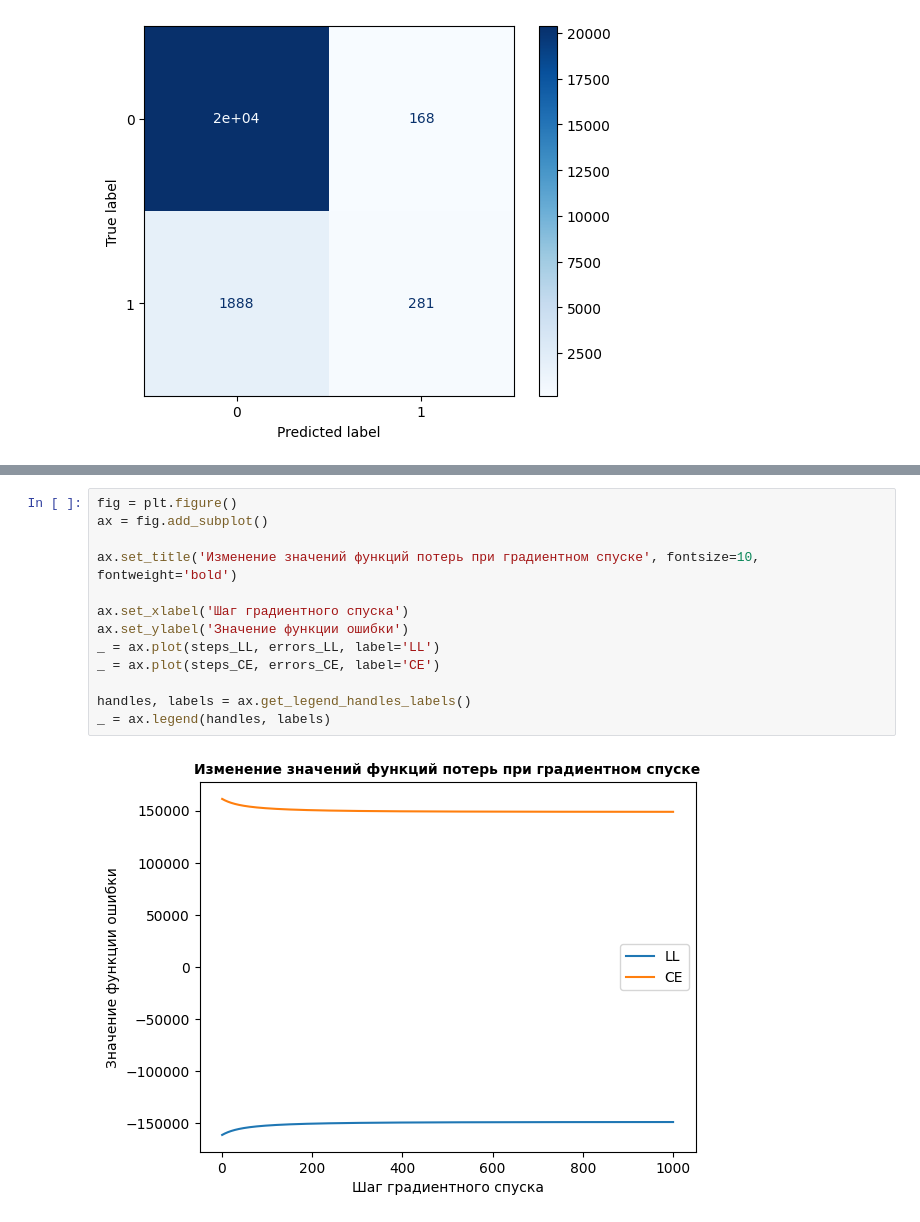
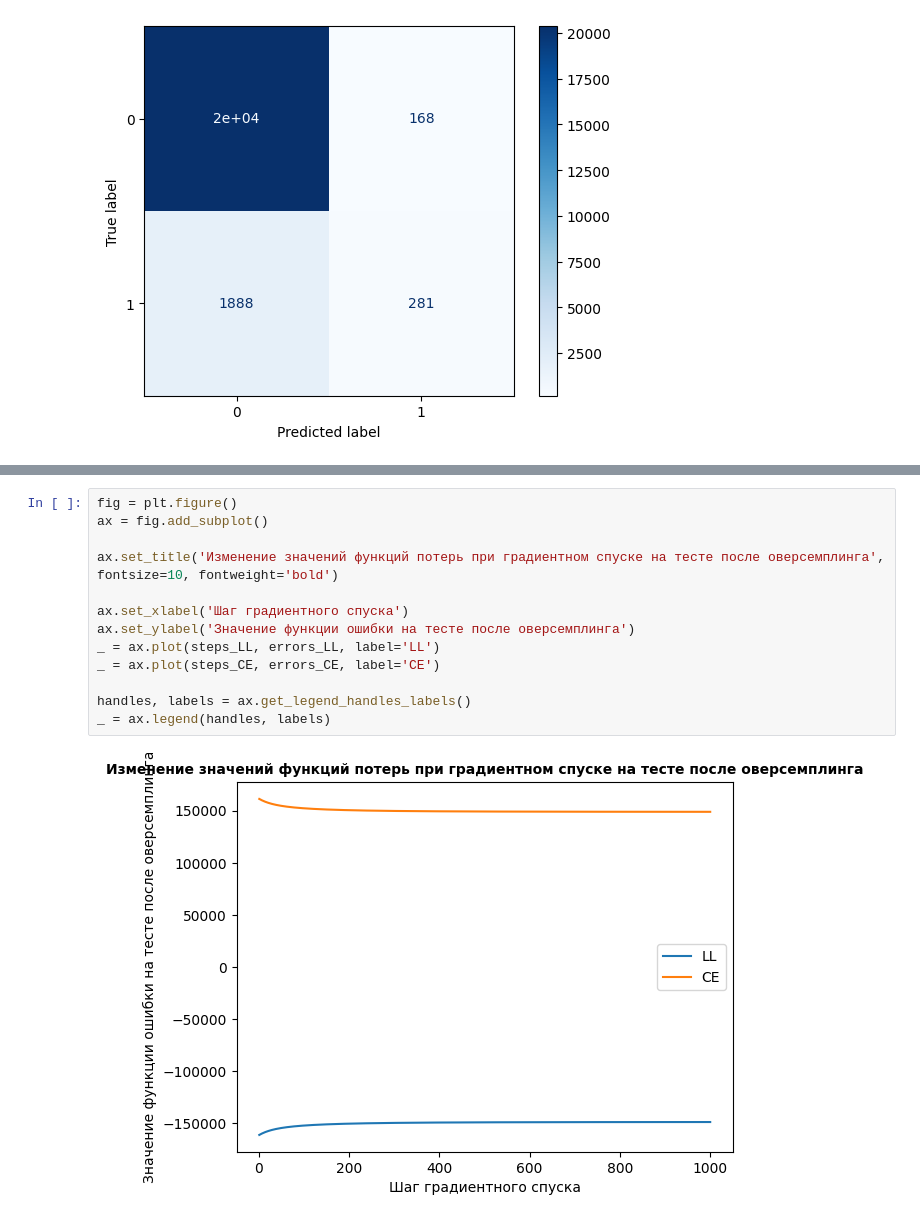
Before and after one commit to Ghostikxd/4.1_labs, a Jupyter notebook: SII/lab2/lab2.ipynb, the cells around one changed output, grey strips where cells are left out. Drawn from its saved outputs; the diff is of its cells as text.

```diff
--- a/SII/lab2/lab2.ipynb
+++ b/SII/lab2/lab2.ipynb
@@ -266,18 +293,18 @@ Accuracy on test (CE_train): 0.6850382687750107
 # %%
 fig = plt.figure()
 ax = fig.add_subplot()
 
-ax.set_title('Изменение значений функций потерь при градиентном спуске', fontsize=10, fontweight='bold')
+ax.set_title('Изменение значений функций потерь при градиентном спуске на тесте после оверсемплинга', fontsize=10, fontweight='bold')
 
 ax.set_xlabel('Шаг градиентного спуска')
-ax.set_ylabel('Значение функции ошибки')
+ax.set_ylabel('Значение функции ошибки на тесте после оверсемплинга')
 _ = ax.plot(steps_LL, errors_LL, label='LL')
 _ = ax.plot(steps_CE, errors_CE, label='CE')
 
 handles, labels = ax.get_legend_handles_labels()
 _ = ax.legend(handles, labels)
 # %% [output]
-[figure, old version]
+[figure, new version]
 # %%
 from sklearn.metrics import confusion_matrix, ConfusionMatrixDisplay
 
```
Also changed, not shown: parts of 11 cells of this notebook, 4 other files.
